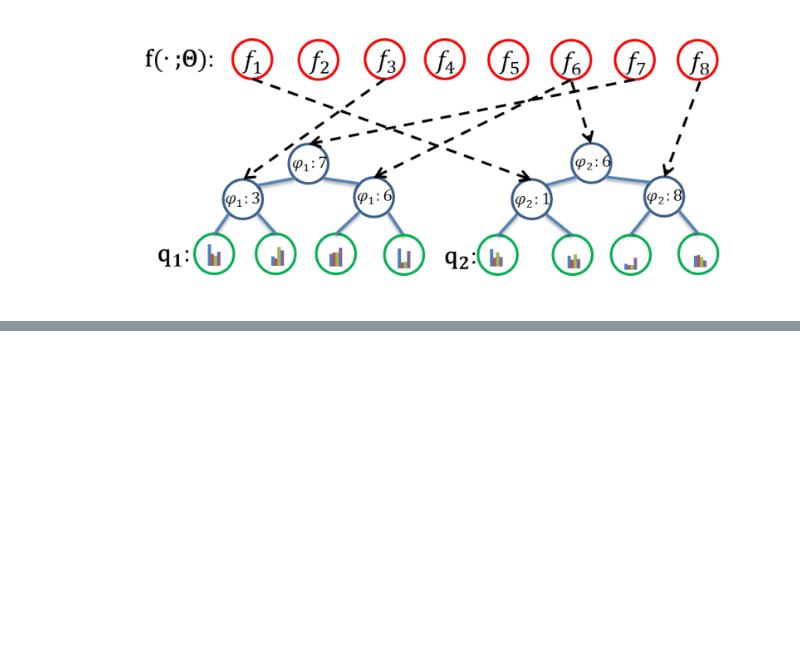
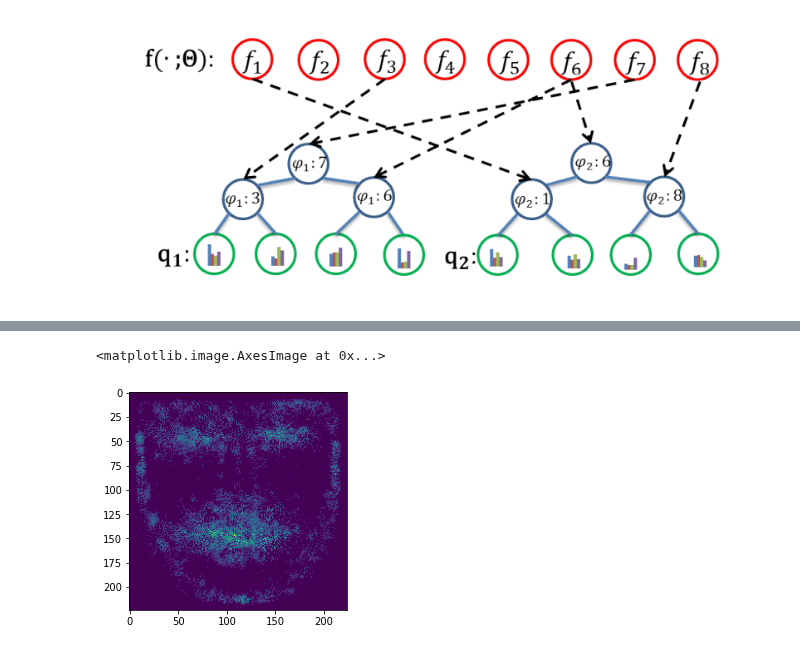
Before and after one commit to Pengchengzhi/Face-Alignment-DRF, a Jupyter notebook: Heatmap.ipynb, the cells around one changed output, grey strips where cells are left out. Saved outputs shown, nothing was run; the diff lists cells and outputs as text; code cells hidden in the pictures; blank space fills up the shorter version.

```diff
--- a/Heatmap.ipynb
+++ b/Heatmap.ipynb
@@ -262,0 +294,5 @@ RuntimeError: ignored
+# %%
+plt.imshow(reshape_pred0.detach().numpy())
+# %% [output]
+<matplotlib.image.AxesImage at 0x...>
+[figure, added]
```
Also changed, not shown: parts of 13 cells of this notebook.
